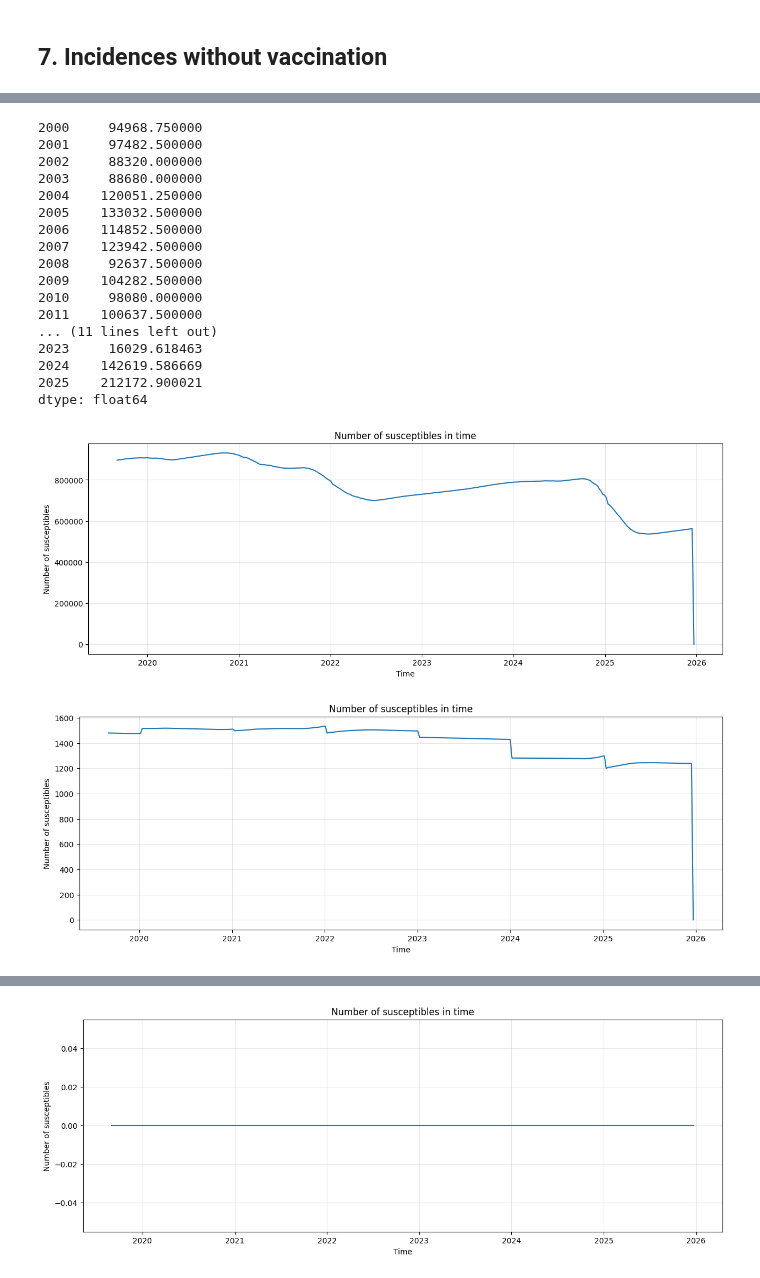
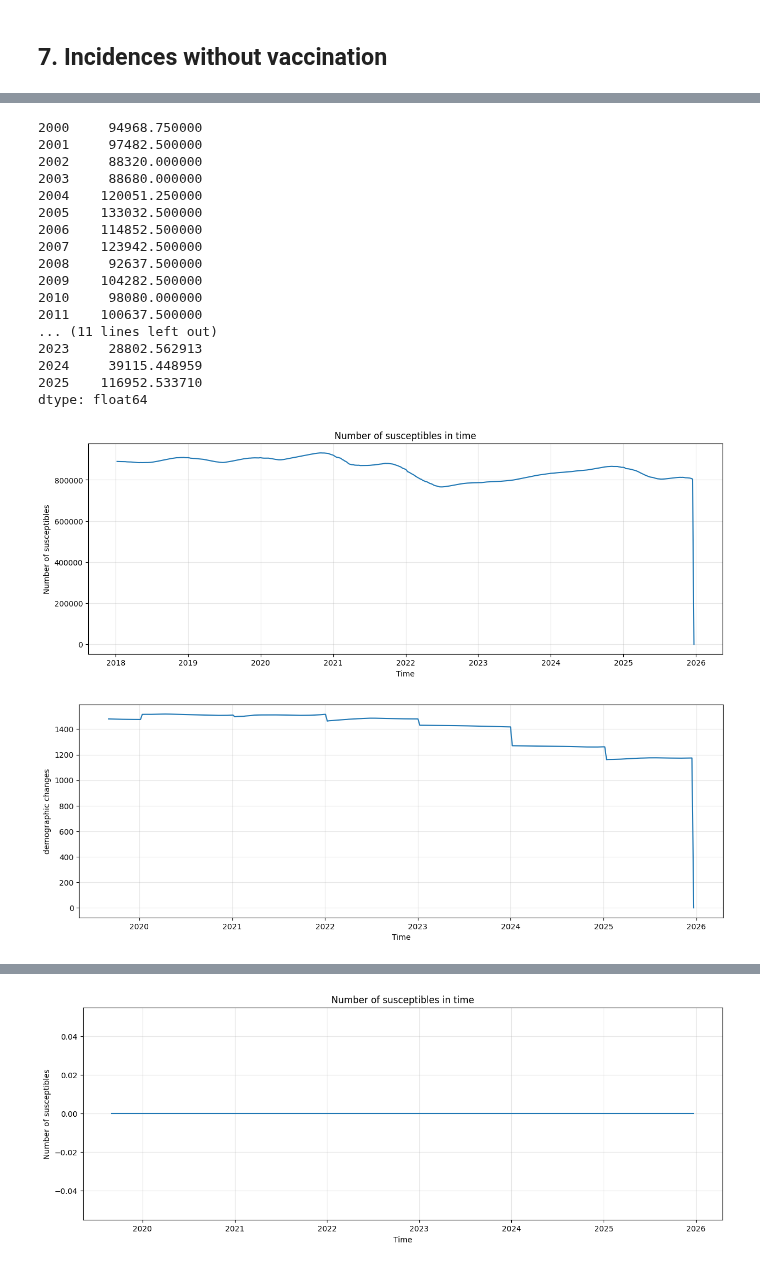
Before and after one commit to csukori/vzv_counterfactual, a Jupyter notebook: src/cfAnalysisDiscreteREM.ipynb, the cells around one changed output, grey strips where cells are left out. Cells and saved outputs as stored; diff of their text form; code cells hidden in the pictures.

```diff
--- a/src/cfAnalysisDiscreteREM.ipynb
+++ b/src/cfAnalysisDiscreteREM.ipynb
@@ -30,12 +30,13 @@ df_weekly_cases = df_cases.set_index("Date").sort_index()
 start_of_vaccination = pd.Timestamp("2019-09-01")
 
 detection_rate_before = 0.4
-detection_rate_after = 0.4
+detection_rate_after = 0.8
+after_covid = pd.Timestamp("2021-05-01")
 
 weekly_cases = df_weekly_cases["Cases"].copy()
 
-weekly_cases.loc[weekly_cases.index < start_of_vaccination] *= 1 / detection_rate_before
-weekly_cases.loc[weekly_cases.index >= start_of_vaccination] *= 1 / detection_rate_after
+weekly_cases.loc[weekly_cases.index < after_covid] *= 1 / detection_rate_before
+weekly_cases.loc[weekly_cases.index >= after_covid] *= 1 / detection_rate_after
 
 # fill missing values
 full_index = pd.date_range(
@@ -105,6 +106,7 @@ for date in weekly_index:
 ## 3. Calculating the number of susceptibles
 # %%
 V1_efficacy = 0.81
+#V1_efficacy = 0.5
 V2_efficacy = 0.92
 i = weekly_cases_filled.values
 v1 = weekly_v1.values
@@ -121,7 +123,9 @@ N[0] = N0
 
 for t in range(1, T):
     # Update the number of susceptibles
-    S_scen0[t] = S_scen0[t - 1] + weekly_births.iloc[t - 1] - i[t - 1] - v1[t - 1] * V1_efficacy - v2[t-1] * (1-V1_efficacy)*V1_efficacy - weekly_deaths.iloc[t - 1] * (S_scen0[t - 1] / N[t - 1])
+    S_scen0[t] = (S_scen0[t - 1] + weekly_births.iloc[t - 1] - i[t - 1] - v1[t - 1] * V1_efficacy -
+                  #v2[t-1] * (1-V1_efficacy)*V1_efficacy -
+                  weekly_deaths.iloc[t - 1] * (S_scen0[t - 1] / N[t - 1]))
     #S_scen0[t] = S_scen0[t - 1] + weekly_births.iloc[t - 1] - i[t - 1]  - weekly_deaths.iloc[t - 1] * (S_scen0[t - 1] / N[t - 1])
 
     # Update the population
@@ -235,7 +239,7 @@ for t in range(0, max_tau):
     S_scen1[t] = S_scen0[t]
 
 for t in range(max_tau, T-1):
-    effectively_vaccinated[t] = (v1[t - 1] * V1_efficacy + v2[t - 1] * V1_efficacy * (1 - V1_efficacy)) * vaccination_level
+    effectively_vaccinated[t] = (v1[t - 1] * V1_efficacy + 0 * v2[t - 1] * V1_efficacy * (1 - V1_efficacy)) * vaccination_level
     demographic_changes[t] = weekly_births.iloc[t - 1] - weekly_deaths.iloc[t - 1] * (S_scen1[t - 1] / N[t - 1])
 
     S_scen1[t] = S_scen1[t - 1] - i_scen1[t - 1] - effectively_vaccinated[t] + demographic_changes[t]
@@ -287,36 +361,35 @@ print(annual_infections)
 2010     98080.000000
 2011    100637.500000
 ... (11 lines left out)
-2023     16029.618463
-2024    142619.586669
-2025    212172.900021
+2023     28802.562913
+2024     39115.448959
+2025    116952.533710
 dtype: float64
 # %%
 weekly_S_scen1 = pd.Series(S_scen1, index=weekly_cases_filled.index)
 
 plt.figure(figsize=(15, 5))
 
-plt.plot(weekly_S_scen1.index[weekly_S_scen1.index > start_of_vaccination],weekly_S_scen1.values[weekly_S_scen1.index > start_of_vaccination])
+plt.plot(weekly_S_scen1.index[weekly_S_scen1.index > pd.Timestamp("2018-01-01")],weekly_S_scen1.values[weekly_S_scen1.index > pd.Timestamp("2018-01-01")])
 plt.xlabel("Time")
 plt.ylabel("Number of susceptibles")
 plt.title("Number of susceptibles in time")
 plt.grid(alpha=0.3)
 plt.show()
 # %% [output]
-[figure, old version]
+[figure, new version]
 # %%
 weekly_demographic_changes = pd.Series(demographic_changes, index=weekly_cases_filled.index)
 
 plt.figure(figsize=(15, 5))
 
 plt.plot(weekly_demographic_changes.index[weekly_demographic_changes.index > start_of_vaccination],weekly_demographic_changes.values[weekly_demographic_changes.index > start_of_vaccination])
 plt.xlabel("Time")
-plt.ylabel("Number of susceptibles")
-plt.title("Number of susceptibles in time")
+plt.ylabel("demographic changes")
 plt.grid(alpha=0.3)
 plt.show()
 # %% [output]
-[figure, old version]
+[figure, new version]
 # %%
 plt.figure(figsize=(10, 5))
 
```
Also changed, not shown: parts of 10 cells of this notebook, 12 other files.
